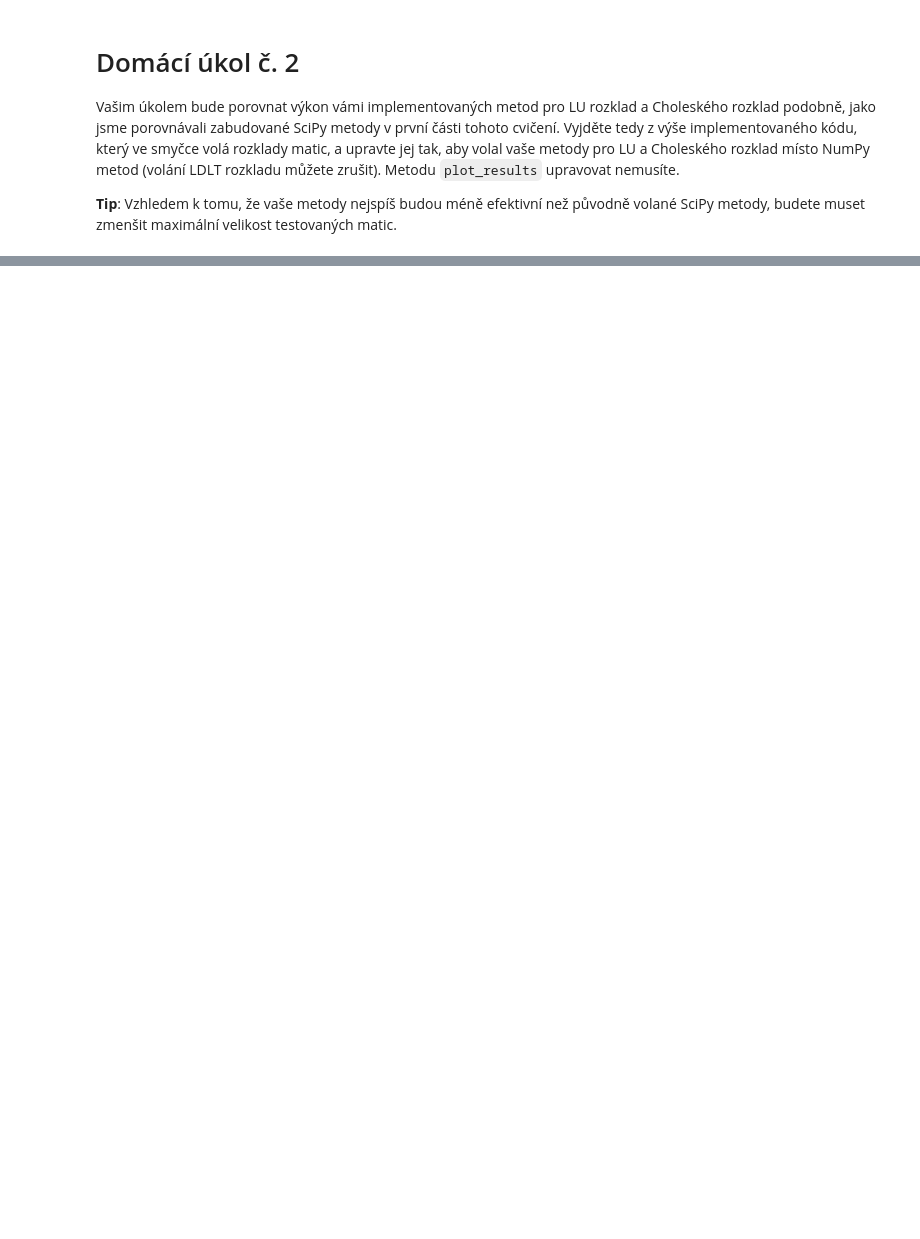
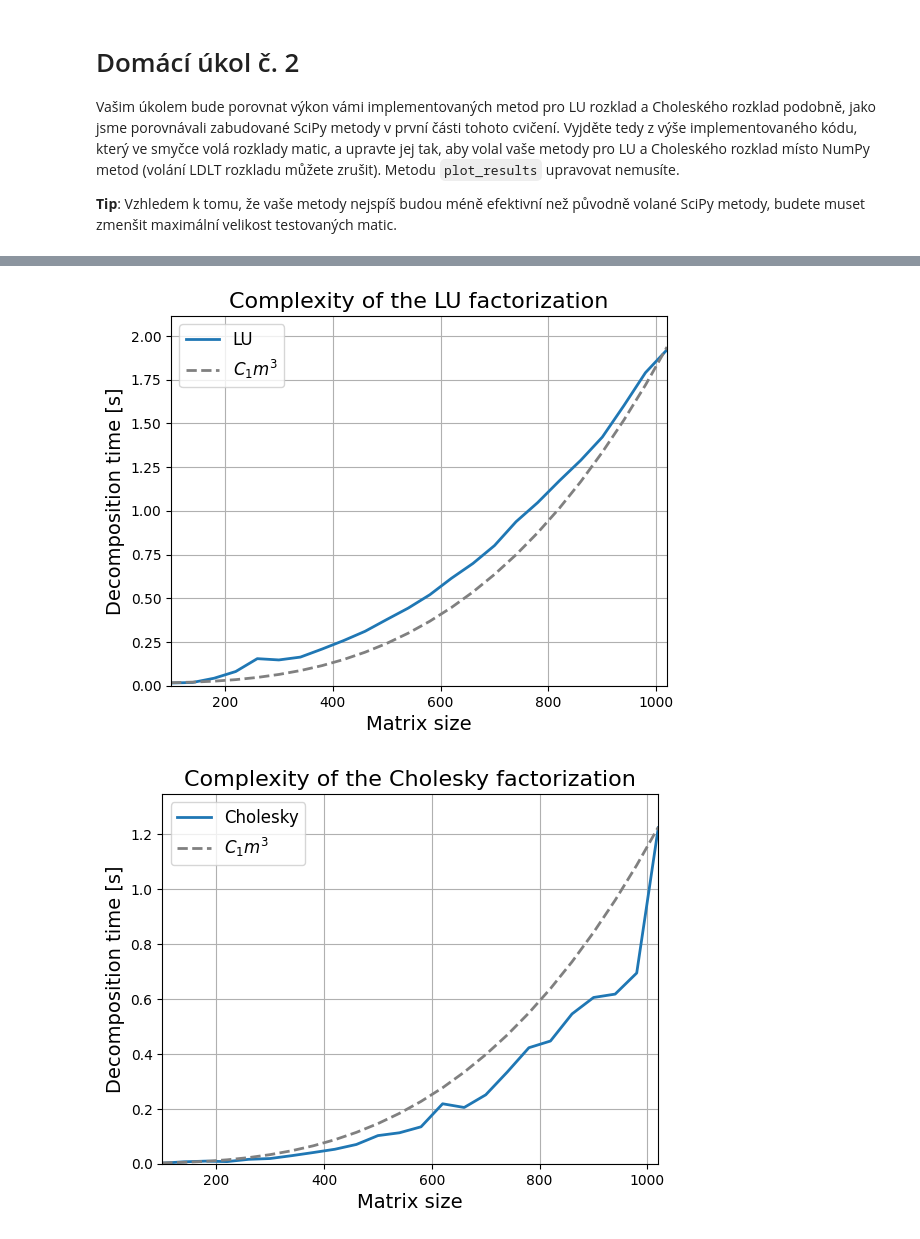
Before and after one commit to OndrejKucera77/numlingebra, a Jupyter notebook: cv_4b_LLT.ipynb, the cells around one changed output, grey strips where cells are left out. Drawn from its saved outputs; the diff is of its cells as text; code cells hidden in the pictures; blank space fills up the shorter version.

Commit message:
Cvičení 4 + domácí úkol 2

```diff
--- a/cv_4b_LLT.ipynb
+++ b/cv_4b_LLT.ipynb
@@ -171,7 +171,8 @@ end for
 # diagonálně dominantní matici).
 
 m = 5
-A =
+A = np.random.rand(m, m)
+A = A @ A.T # vytvoří symetrickou pozitivně definitní matici (proč nám tohle nikdo neřekl??)
 
 np.set_printoptions(precision=3) # pro lepší přehlednost
 print(A)
@@ -210,0 +250,72 @@ Vašim úkolem bude porovnat výkon vámi implementovaných metod pro LU rozklad
+# %%
+# Zde si z minulého cvičení zkopírujte vámi implementovanou metodu pro LU faktorizaci
+def my_lu(A):
+    m = A.shape[0]
+    U = np.copy(A)
+    L = np.eye(m)
+
+    for k in range(m-1):
+        for j in range(k+1, m):
+            L[j, k] = U[j, k] / U[k, k]
+            U[j, k:m+1] = U[j, k:m+1] - L[j, k] * U[k, k:m+1]
+
+    return (L, U)
+# %%
+# Zde zkopírujte kód z třetí buňky a upravte jej tak, aby volal vaše metody pro LU a Choleského faktorizaci
+
+# Vygenerujeme vektor s rozmery matic
+min_m = 100
+max_m = 1000
+step = 40
+mat_sizes = np.arange(min_m, max_m+step, step)
+
+t_lu = np.zeros_like(mat_sizes, dtype=np.float64)
+t_chol = np.zeros_like(mat_sizes, dtype=np.float64)
+opakovani = 4
+
+for i in range(len(mat_sizes)):
+    print(mat_sizes[i])
+
+    # zprůměruju to
+    suma_lu = 0
+    suma_chol = 0
+
+    for j in range(opakovani):
+        # Vygenerujeme nahodnou symetrickou pozitivne definitni matici
+        m = mat_sizes[i]
+        A = np.random.rand(m, m)
+        A = 0.5*(A + A.T)           # zajisti symetrii
+        A = A + m * np.eye(m)       # zajisti diagonalni dominanci (pozitivni def.)
+
+        # LU rozklad
+        st = time.time()
+        # ÚKOL: doplňte volání funkce, která počítá LU rozklad
+        L1, U = my_lu(A)
+        suma_lu += time.time() - st
+
+        # Choleskeho rozklad
+        st = time.time()
+        # ÚKOL: doplňte volání funkce, která počítá Choleského rozklad
+        L = my_chol(A)
+        suma_chol += time.time() - st
+
+    t_lu[i] = suma_lu / opakovani
+    t_chol[i] = suma_chol / opakovani
+
+# Vykreslime casy reseni v zavislosti na velikosti matice pro jednotlive resice
+plot_result(mat_sizes, t_lu, 'LU')
+plot_result(mat_sizes, t_chol, 'Cholesky')
+
+# Vykreslime casy LU, LDL a Choleskeho rozkladu do jednoho grafu
+fig, ax = plt.subplots()
+ax.grid(True)
+ax.plot(mat_sizes, t_lu, linewidth=2, label='LU')
+ax.plot(mat_sizes, t_chol, linewidth=2, label='Cholesky')
+
+ax.set_title('Decomposition times', fontsize=16)
+ax.set_xlabel('Matrix size [m]', fontsize=14)
+ax.set_ylabel('Decomposition time [s]', fontsize=14)
+ax.tick_params(axis='both', which='major', labelsize=14)
+ax.legend(loc='upper left', fontsize=14)
+plt.show()
+# %% [output]
@@ -210,0 +339,2 @@ Vašim úkolem bude porovnat výkon vámi implementovaných metod pro LU rozklad
+[figure, added]
+[figure, added]
```
Also changed, not shown: parts of 9 cells of this notebook, 1 other file.
